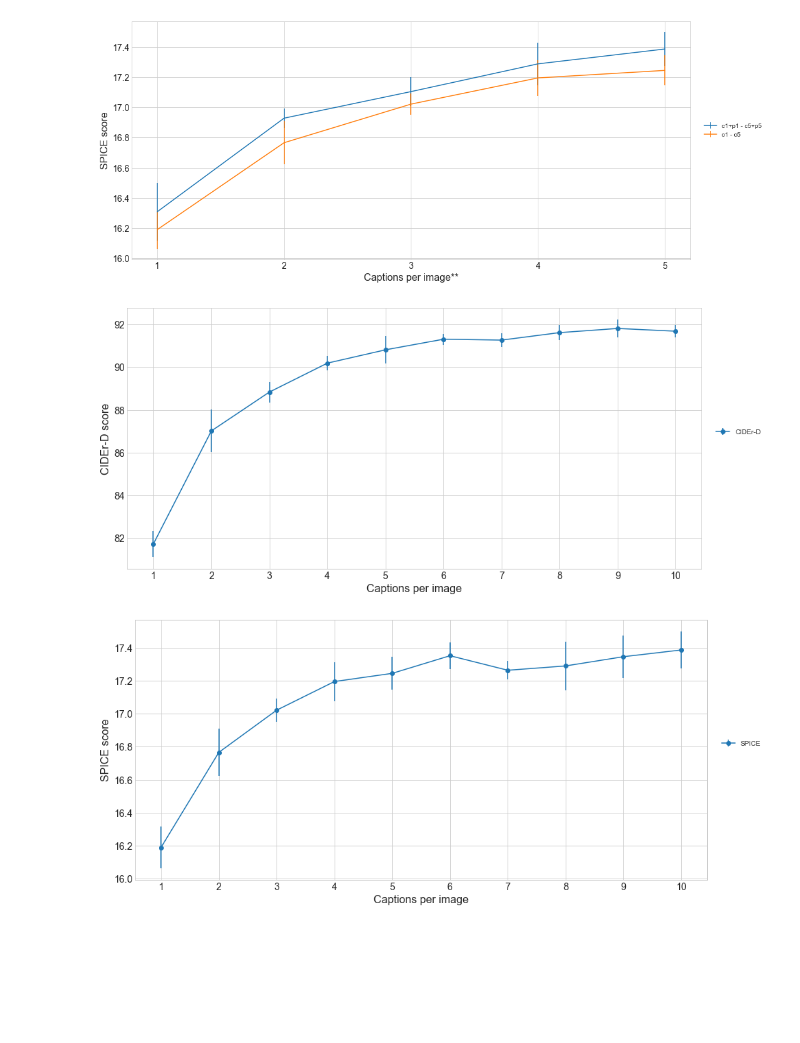
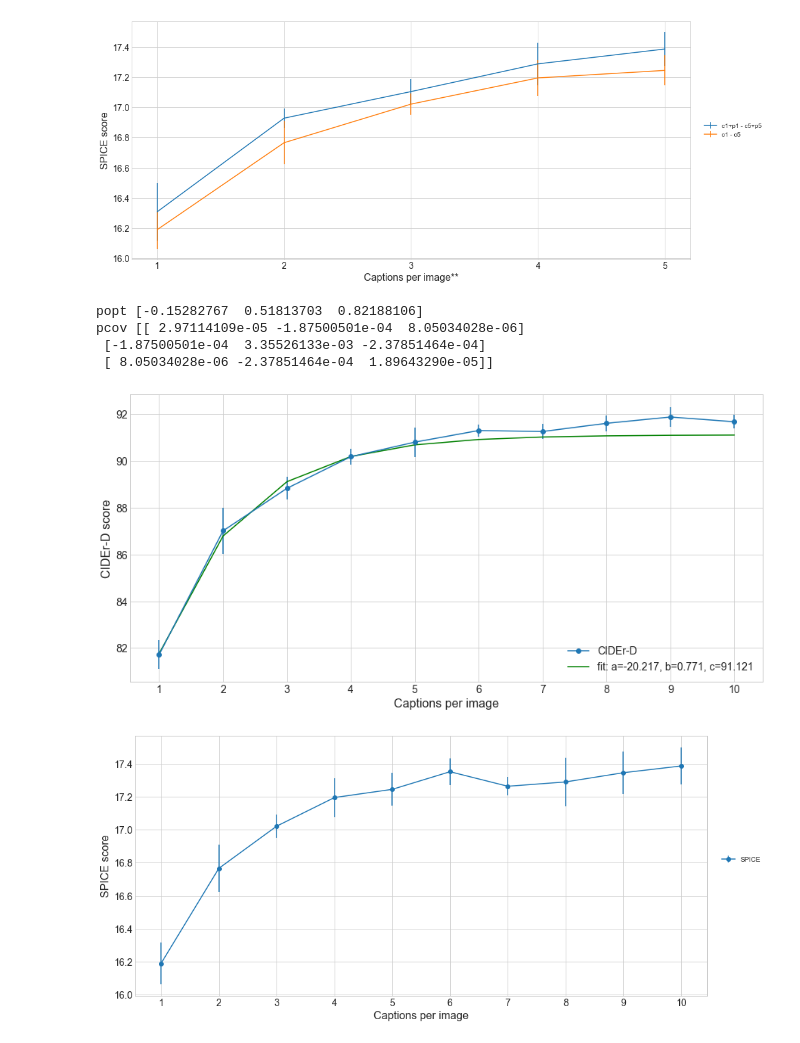
Before and after one commit to ingritu/TDT4900-Master-Thesis, a Jupyter notebook: notebooks/Results.ipynb, the cells around one changed output. Cells and saved outputs as stored; diff of their text form; code cells hidden in the pictures; blank space fills up the shorter version.

```diff
--- a/notebooks/Results.ipynb
+++ b/notebooks/Results.ipynb
@@ -259,3 +260,6 @@ plt.savefig(save_path.joinpath('rougel_b_c1-5_vs_c1p1-c5p5.pdf'))
 plt.show()
 # %% [output]
 [figure]
+# %%
+def func(x, a, b, c):
+    return a * np.exp(-b * x) + c
@@ -524,21 +538,31 @@ plt.savefig(save_path.joinpath('spice_a_c1-5_vs_c1p1-c5p5.pdf'))
 plt.show()
 # %% [output]
 [figure]
+# %%
+popt_a, pcov_a = curve_fit(func, x[:5], a_c_c1_10[0][:5]*100)
+print('popt', popt)
+print('pcov', pcov)
+# %% [output]
+popt [-0.15282767  0.51813703  0.82188106]
+pcov [[ 2.97114109e-05 -1.87500501e-04  8.05034028e-06]
+ [-1.87500501e-04  3.35526133e-03 -2.37851464e-04]
+ [ 8.05034028e-06 -2.37851464e-04  1.89643290e-05]]
 # %%
 # plot c1-10
 plt.figure(figsize=(15,7))
-line7 = plt.errorbar(x, a_c_c1_10[0]*100, a_c_c1_10[1]*100, fmt='-o', label='CIDEr-D')
+line7 = plt.errorbar(x, a_c_c1_10[0]*100, a_c_c1_10[1]*100, fmt='-o', label='CIDEr-D')[0]
+reg_label = 'fit: a=%5.3f, b=%5.3f, c=%5.3f' % tuple(popt_a)
+line8 = plt.plot(x, func(x, *popt_a), 'g-', label=reg_label)[0]
 #plt.legend([line1, line2, line3, line4, line5, line6, line7, line8], METRICS)
-plt.legend(bbox_to_anchor=(1.02, 0.5, 1., .1), loc='lower left',
-           ncol=1, borderaxespad=0.)
+plt.legend(handles=[line7, line8],labels=['CIDEr-D', reg_label], loc='lower right', fontsize=14)
 plt.ylabel('CIDEr-D score', Fontsize=16)
 plt.xlabel('Captions per image', Fontsize=16)
 plt.xticks([1, 2, 3, 4, 5, 6, 7, 8, 9, 10], Fontsize=14)
 plt.yticks(Fontsize=14)
 plt.savefig(save_path.joinpath('a-cider-c1-10.pdf'))
 plt.show()
 # %% [output]
-[figure, old version]
+[figure, new version]
 # %%
 # plot c1-10
 plt.figure(figsize=(15,7))
```
Also changed, not shown: parts of 3 cells of this notebook.
